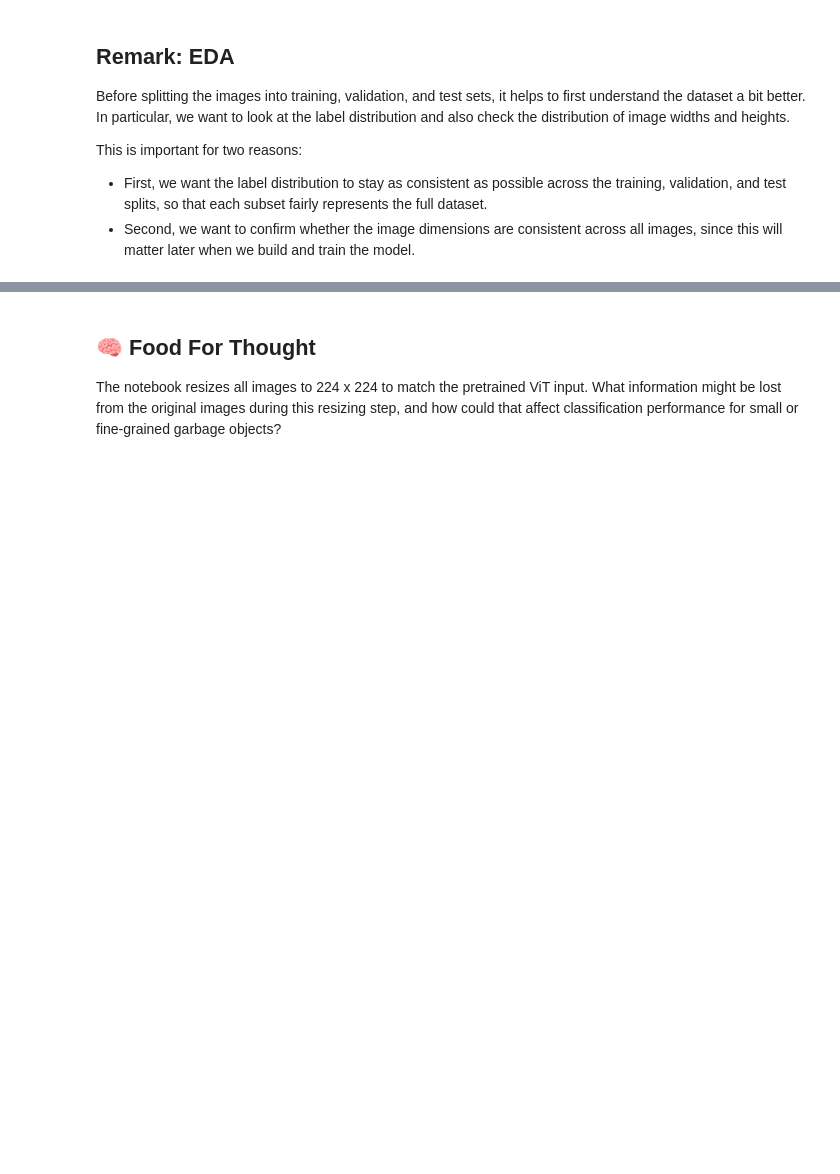
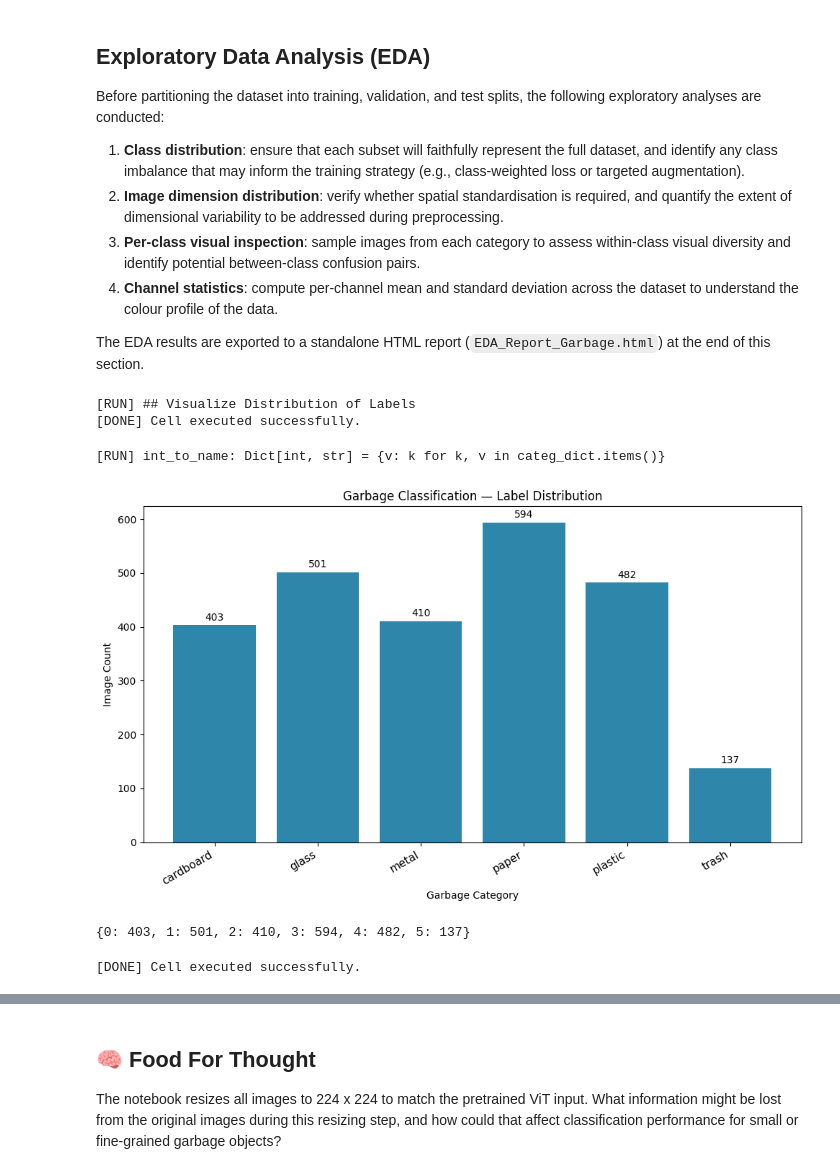
Before and after one commit to yanlis-lase-SSG7/2521-deepLearning-forum06, a Jupyter notebook: Forum06-garbage_classification_question.ipynb, the cells around one changed output, grey strips where cells are left out. Cells and saved outputs as stored; diff of their text form; code cells hidden in the pictures; blank space fills up the shorter version.

```diff
--- a/Forum06-garbage_classification_question.ipynb
+++ b/Forum06-garbage_classification_question.ipynb
@@ -322,20 +577,25 @@ pprint(labeled_garbages, indent=4)
 # %% [markdown]
-## Remark: EDA
+## Exploratory Data Analysis (EDA)
 
-Before splitting the images into training, validation, and test sets, it helps to first understand the dataset a bit better. In particular, we want to look at the label distribution and also check the distribution of image widths and heights.
+Before partitioning the dataset into training, validation, and test splits, the following exploratory analyses are conducted:
 
-This is important for two reasons:
-* First, we want the label distribution to stay as consistent as possible across the training, validation, and test splits, so that each subset fairly represents the full dataset.
-* Second, we want to confirm whether the image dimensions are consistent across all images, since this will matter later when we build and train the model.
+1. **Class distribution**: ensure that each subset will faithfully represent the full dataset, and identify any class imbalance that may inform the training strategy (e.g., class-weighted loss or targeted augmentation).
+2. **Image dimension distribution**: verify whether spatial standardisation is required, and quantify the extent of dimensional variability to be addressed during preprocessing.
+3. **Per-class visual inspection**: sample images from each category to assess within-class visual diversity and identify potential between-class confusion pairs.
+4. **Channel statistics**: compute per-channel mean and standard deviation across the dataset to understand the colour profile of the data.
+
+The EDA results are exported to a standalone HTML report (`EDA_Report_Garbage.html`) at the end of this section.
 # %%
 ## Visualize Distribution of Labels
 
 from collections import Counter
+from typing import Optional
 
 from matplotlib import pyplot as plt
 
 def viz_label_distribution(
        labeled_garbages: ClassLabel,
+       int_to_name: Optional[Dict[int, str]] = None,
 ) -> Dict[int, int]:
 
     label_counter: Counter = Counter(
@@ -350,27 +610,51 @@ def viz_label_distribution(
     }
 
     fig, ax = plt.subplots(
-        figsize=(10, 10),
+        figsize=(10, 6),
+    )
+
+    x_positions = list(range(len(label_counts)))
+    x_labels = (
+        [int_to_name.get(k, str(k)) for k in label_counts.keys()]
+        if int_to_name
+        else [str(k) for k in label_counts.keys()]
     )
 
     ax.bar(
-        x = label_counts.keys()
+        x = x_positions
         , height = list(label_counts.values())
         , color = color["categories"]
     )
 
-    ax.set_title("Garbage Classification")
-    ax.set_xlabel("Garbage Categories")
+    ax.set_xticks(x_positions)
+    ax.set_xticklabels(x_labels, rotation=30, ha="right", fontsize=11)
+
+    ax.set_title("Garbage Classification — Label Distribution")
+    ax.set_xlabel("Garbage Category")
     ax.set_ylabel("Image Count")
+
+    for pos, val in zip(x_positions, label_counts.values()):
+        ax.text(pos, val + 5, str(val), ha="center", va="bottom", fontsize=10)
 
     plt.tight_layout()
     plt.show()
 
     return label_counts
+# %% [output]
+[RUN] ## Visualize Distribution of Labels
+[DONE] Cell executed successfully.
 # %%
+int_to_name: Dict[int, str] = {v: k for k, v in categ_dict.items()}
+
 label_counts = viz_label_distribution(
-    labeled_garbages = labeled_garbages
+    labeled_garbages = labeled_garbages,
+    int_to_name = int_to_name,
 )
 
 label_counts
+# %% [output]
+[RUN] int_to_name: Dict[int, str] = {v: k for k, v in categ_dict.items()}
+[figure, added]
+{0: 403, 1: 501, 2: 410, 3: 594, 4: 482, 5: 137}
+[DONE] Cell executed successfully.
 # %% [markdown]
```
Also changed, not shown: parts of 71 cells of this notebook, 5 other files.
